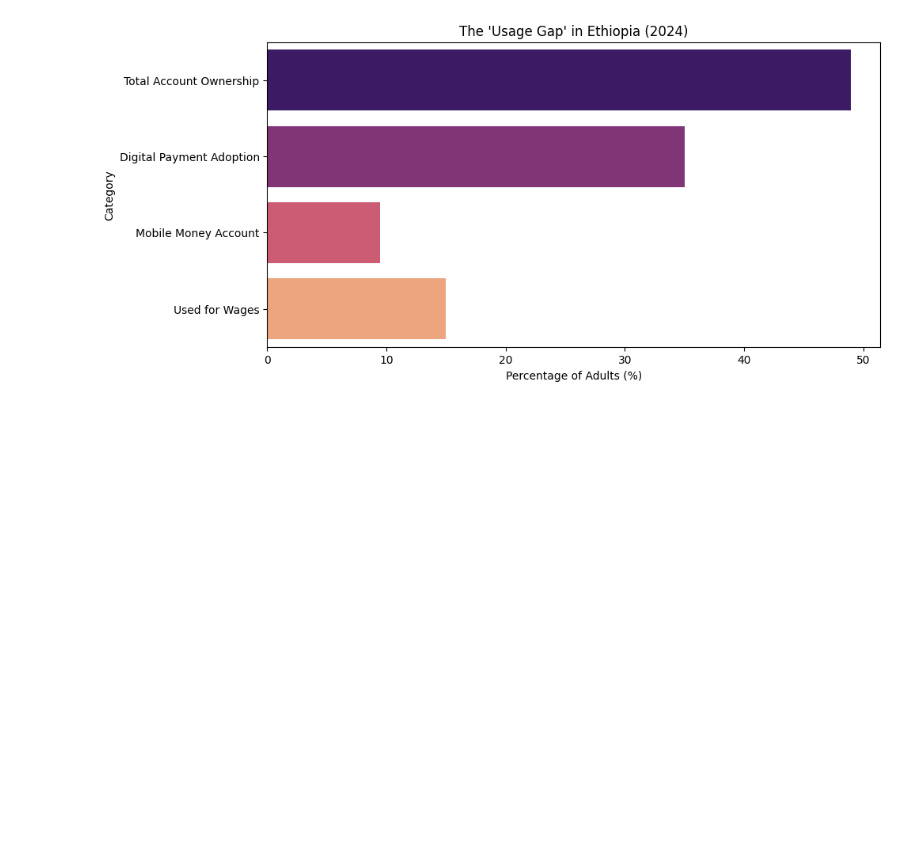
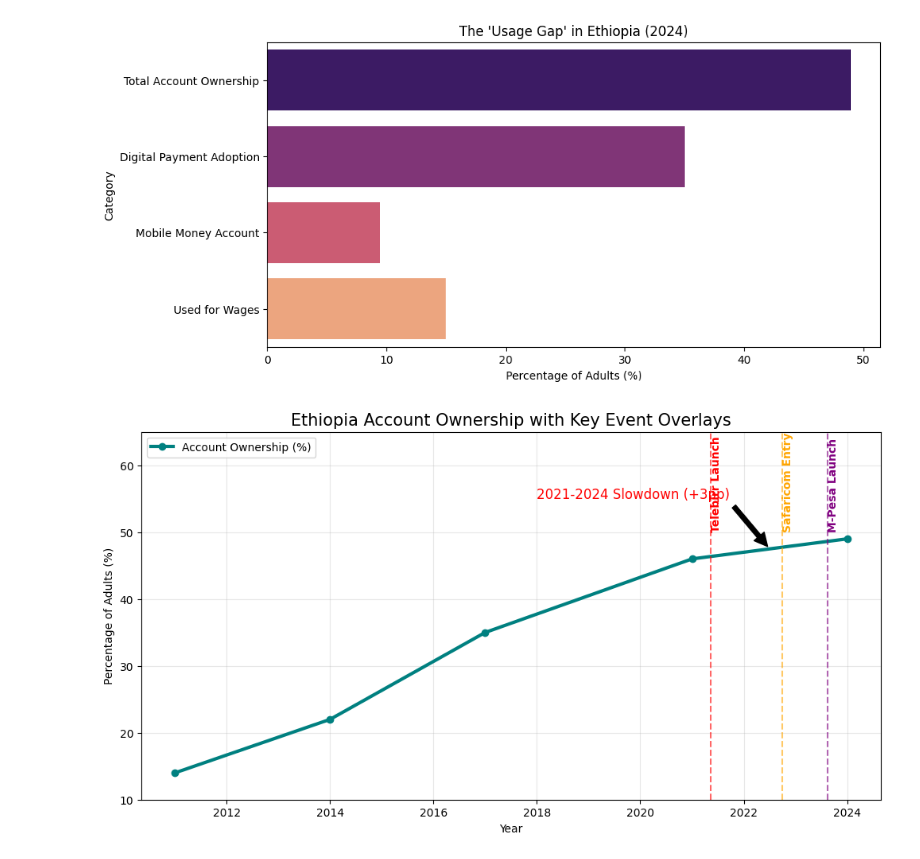
Before and after one commit to Hermi-101/ethiopia-fi-forecast, a Jupyter notebook: notebooks/eda.ipynb, the cells around one changed output. Saved outputs shown, nothing was run; the diff lists cells and outputs as text; code cells hidden in the pictures; blank space fills up the shorter version.

Commit message:
refactor: address tutor feedback - integrated event timeline, quantified slowdown analysis, and repo structure

```diff
--- a/notebooks/eda.ipynb
+++ b/notebooks/eda.ipynb
@@ -184,3 +184,40 @@ plt.show()
 # %% [output]
 Passing `palette` without assigning `hue` is deprecated and will be removed in v0.14.0. Assign the `y` variable to `hue` and set `legend=False` for the same effect.
 [figure]
+# %%
+
+
+import matplotlib.pyplot as plt
+
+# Data for trajectory
+years = [2011, 2014, 2017, 2021, 2024]
+values = [14, 22, 35, 46, 49]
+
+plt.figure(figsize=(12, 6))
+plt.plot(years, values, marker='o', linewidth=3, color='#008080', label='Account Ownership (%)')
+
+# 1. ADD EVENT OVERLAYS (The Markers the tutors asked for)
+events = [
+    (2021.36, "Telebirr Launch", "red"),     # May 2021
+    (2022.75, "Safaricom Entry", "orange"), # Aug 2022
+    (2023.62, "M-Pesa Launch", "purple")     # Aug 2023
+]
+
+for x, label, color in events:
+    plt.axvline(x=x, color=color, linestyle='--', alpha=0.6)
+    plt.text(x, 50, label, rotation=90, verticalalignment='bottom', fontweight='bold', color=color)
+
+# 2. HIGHLIGHT THE SLOWDOWN
+plt.annotate('2021-2024 Slowdown (+3pp)', xy=(2022.5, 47.5), xytext=(2018, 55),
+             arrowprops=dict(facecolor='black', shrink=0.05), fontsize=12, color='red')
+
+plt.title("Ethiopia Account Ownership with Key Event Overlays", fontsize=15)
+plt.ylabel("Percentage of Adults (%)")
+plt.xlabel("Year")
+plt.ylim(10, 65)
+plt.grid(True, alpha=0.3)
+plt.legend()
+plt.savefig('../reports/figures/integrated_trajectory.png')
+plt.show()
+# %% [output]
+[figure, added]
```
Also changed, not shown: 2 other files.
